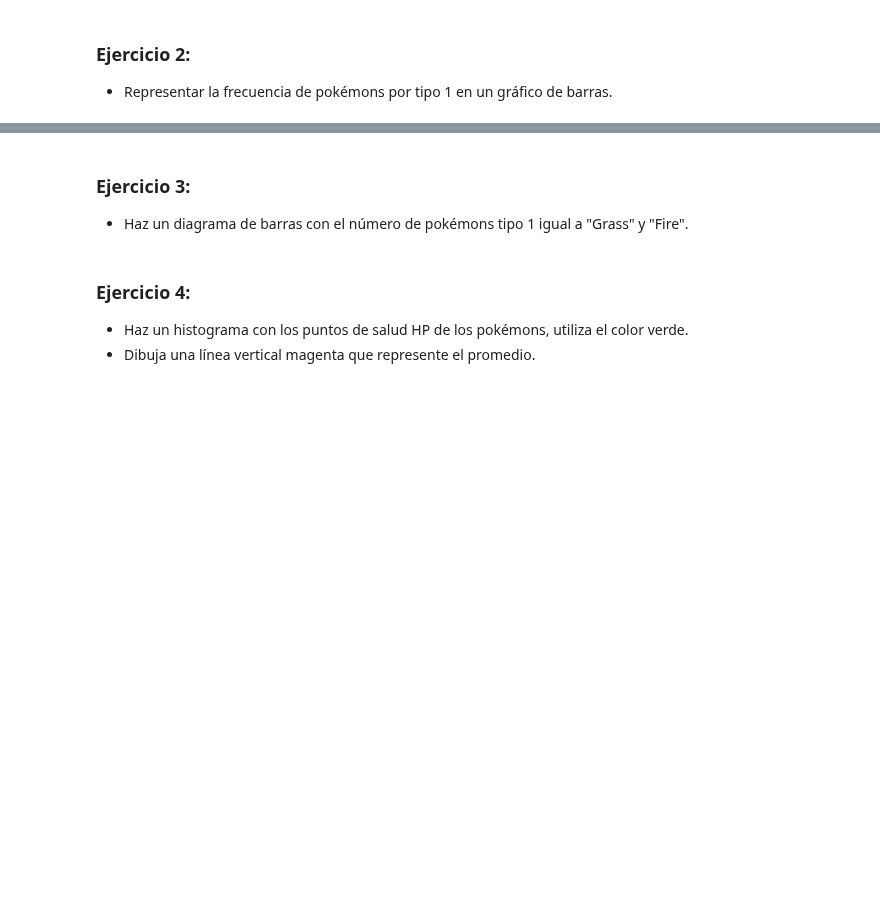
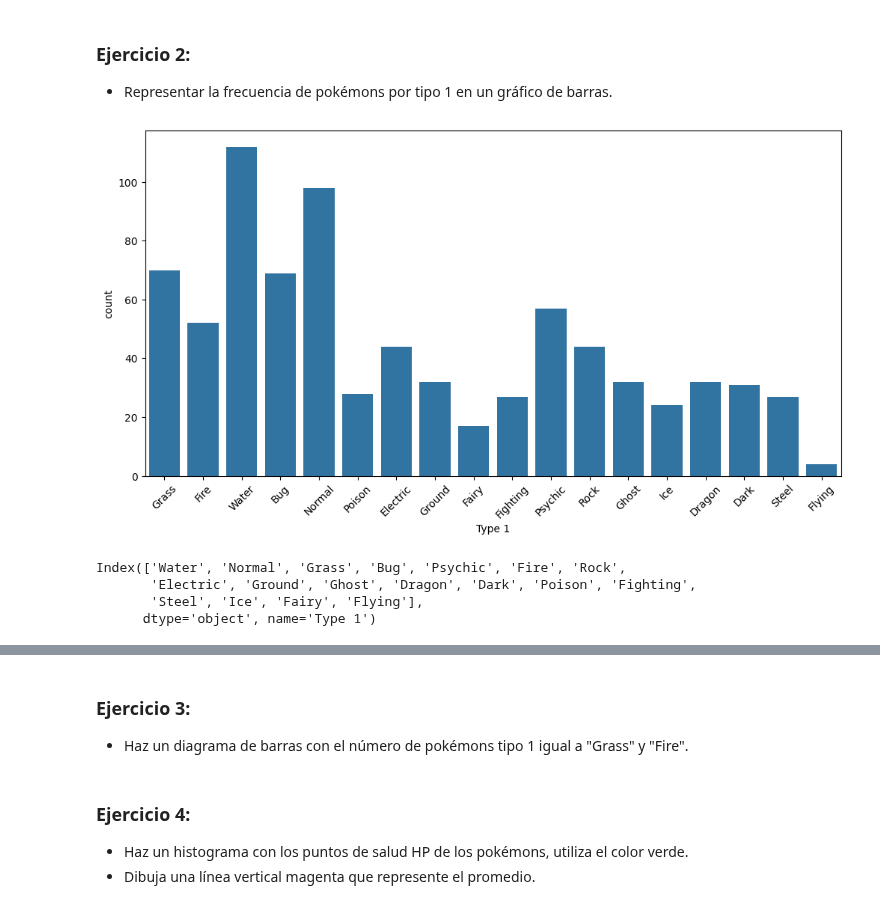
Before and after one commit to CaroliCosas/Bootcamp_Data_Science, a Jupyter notebook: mod3-estudio-data-science/01_Estudio_Notebooks Ejercicios/08.seaborn_ejercicios.ipynb, the cells around one changed output, grey strips where cells are left out. Drawn from its saved outputs; the diff is of its cells as text; code cells hidden in the pictures; blank space fills up the shorter version.

```diff
--- a/mod3-estudio-data-science/01_Estudio_Notebooks Ejercicios/08.seaborn_ejercicios.ipynb
+++ b/mod3-estudio-data-science/01_Estudio_Notebooks Ejercicios/08.seaborn_ejercicios.ipynb
@@ -40,3 +44,19 @@ df.head()
 # %% [markdown]
 ### Ejercicio 2:
 - Representar la frecuencia de pokémons por tipo 1 en un gráfico de barras.
+# %%
+# lo mismo pero poniendo Type 1
+plt.figure(figsize=(12,6)) #ensanchamos la figura que venía por defecto, para poder verlo todo bien
+sns.countplot(df, x='Type 1')
+plt.xticks(rotation=45); #hacemos la rotación para poder leerlo
+# %% [output]
+[figure, added]
+# %%
+#con orden descendente por defecto
+sorted_types_desc = df['Type 1'].value_counts().index
+sorted_types_desc
+# %% [output]
+Index(['Water', 'Normal', 'Grass', 'Bug', 'Psychic', 'Fire', 'Rock',
+       'Electric', 'Ground', 'Ghost', 'Dragon', 'Dark', 'Poison', 'Fighting',
+       'Steel', 'Ice', 'Fairy', 'Flying'],
+      dtype='object', name='Type 1')
```
Also changed, not shown: parts of 3 cells of this notebook.
